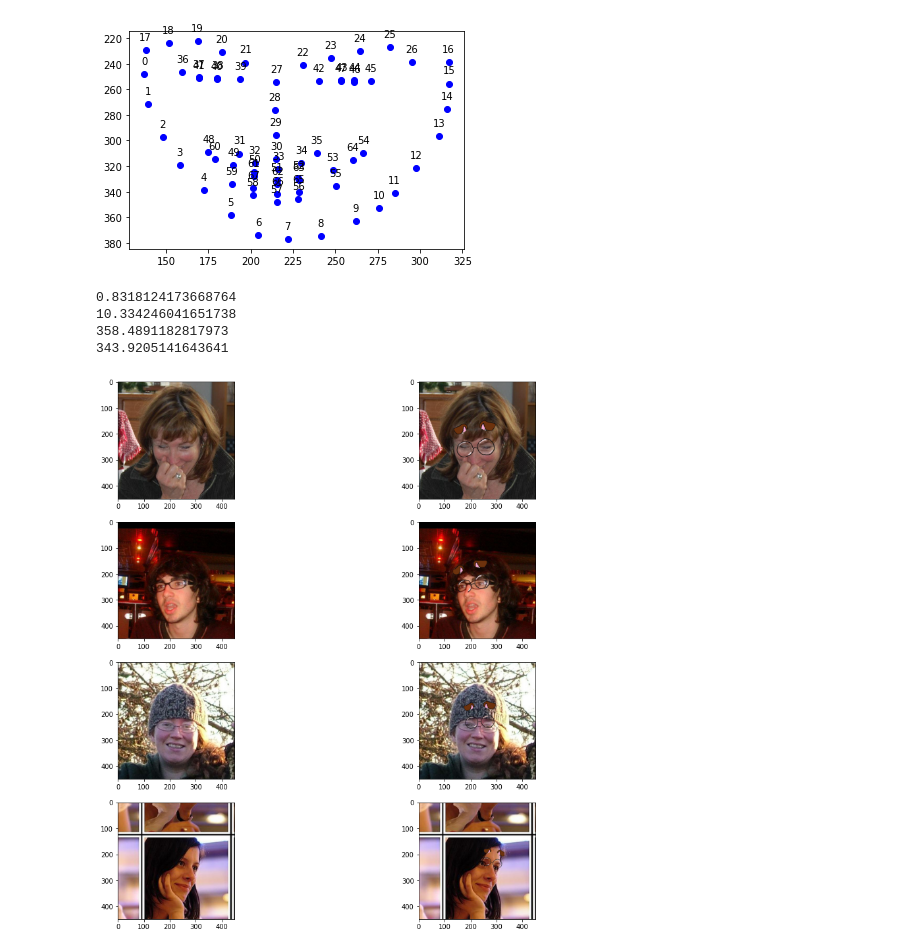
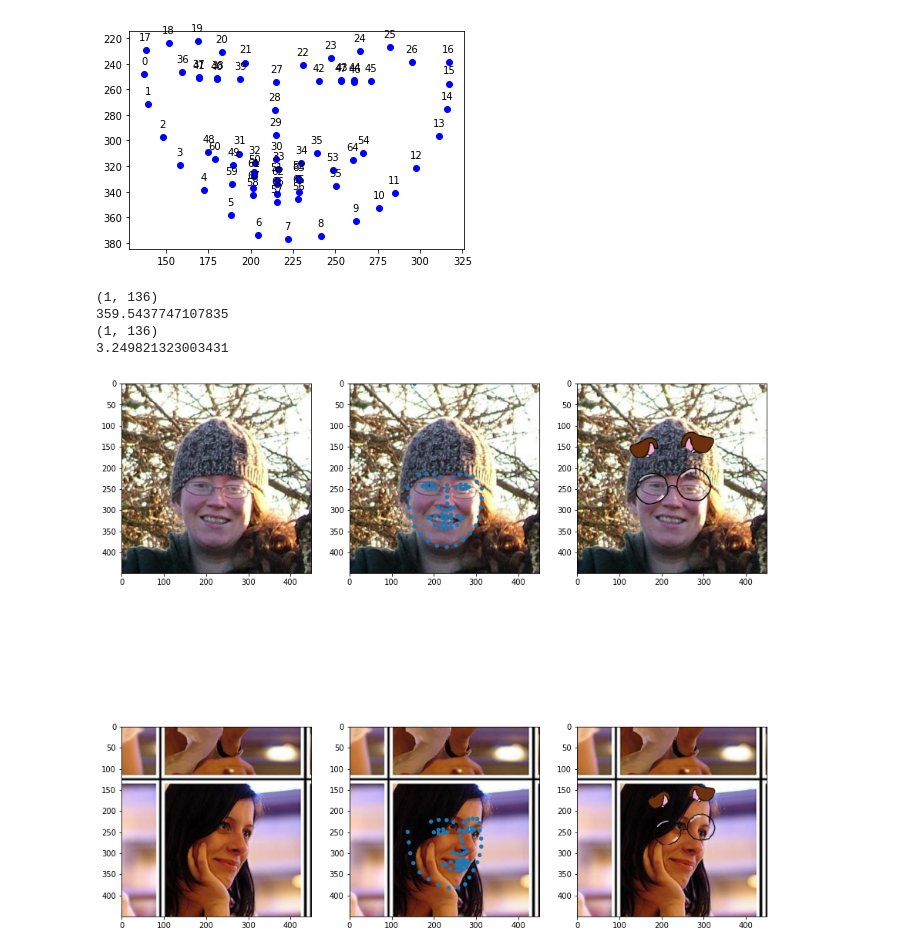
Before and after one commit to Waidhoferj/CSC-566-Project, a Jupyter notebook: FacialLandmarks.ipynb, the cells around one changed output. Cells and saved outputs as stored; diff of their text form; code cells hidden in the pictures.

Commit message:
Applying filters using model predictions

```diff
--- a/FacialLandmarks.ipynb
+++ b/FacialLandmarks.ipynb
@@ -33,7 +33,7 @@ PROJECT_FILEPATH = USER_FILEPATHS[USER]
 ## Data Preparation
 # %%
 # Sanity check for loading data
-def display_landmarks(img, points):
+def display_landmarks(img, points, ax=None):
   """
   Displays portrait with landmark dots drawn on the face.
   Assumes that points are in (68,2)
@@ -44,13 +44,14 @@ def display_landmarks(img, points):
   #If reading from model output
   elif len(points.shape) == 1:
     points = points.reshape(-1,2)
-  fig,ax = plt.subplots(1)
+  if ax is None:
+    fig,ax = plt.subplots(1)
   ax.set_aspect('equal')
   ax.imshow(img)
   for p in points:
       circ = Circle(p)
       ax.add_patch(circ)
-  plt.show()
+  #plt.show()
 
 #points = loadmat(AFW_DATASET + "/70037463_1.mat")["pt2d"]
 #img  = plt.imread( AFW_DATASET+"/70037463_1.jpg")
@@ -173,7 +174,7 @@ Epoch 30/30
 basic_model.save_weights(PROJECT_FILEPATH + "/uncropped-basic-weights.h5")
 # %%
 # Running
-basic_model.load_weights(PROJECT_FILEPATH + "/uncropped-basic-weights.h5")
+basic_model = tf.keras.models.load_model(PROJECT_FILEPATH + "/models/Base.h5")
 # %% [markdown]
 ### Analyze Results
 # %%
@@ -182,12 +183,12 @@ pd.DataFrame(basic_model.history.history).plot()
 predictions = basic_model.predict(test_data.map(lambda x,y: x))
 # %%
 #@title View Predicted Images
-image_index = 3 #@param {type:"slider", min:1, max:16, step:1}
+image_index = 4 #@param {type:"slider", min:1, max:16, step:1}
 points = predictions * 450
 i = 0
 for x in test_data.map(lambda x,y: x):
 #  for img in x:
   if (i == image_index):
-    display_landmarks(tf.reshape(x, DataLoader.IMAGE_SHAPE), points[image_index])
+    display_landmarks((tf.reshape(x, DataLoader.IMAGE_SHAPE)+1)/2, points[image_index])
     break
   i += 1
@@ -246,6 +249,12 @@ img: (1, 450, 450, 3) landmarks:(1, 136)
 <Figure size 432x288 with 0 Axes>
 [figure]
 [figure]
+# %%
+def relu6(x):
+  return tf.clip_by_value(x, 0, 6)
+
+model_path = os.path.join(PROJECT_FILEPATH, "models", "Base.h5")
+model = tf.keras.models.load_model(model_path, custom_objects={"relu6": relu6})
 # %%
 from PIL import Image
 import math
@@ -256,50 +265,57 @@ total_count = 4
 plt.figure(figsize=(15, 15))
 
 for img,landmarks in test_data:
+  if count < 3:
+    count += 1
+    continue
   if count == total_count + 1:
     break
-
-  rows = total_count
-  cols = 2
-  plt.subplot(rows,cols, count*2 - 1)
+  landmarks = model.predict(img)
+  print(landmarks.shape)
+  rows = total_count-2
+  cols = 3
+  plt.subplot(rows,cols, (count-2)*3 - 2)
 
 
   foreground = Image.open(filter_path)
   #print("width: {0} height: {1}".format(foreground.width, foreground.height))
 
   background = Image.fromarray(np.uint8((img.numpy()[0] + 1)*127.5))
 
-  landmarks = landmarks.numpy().squeeze()
+  landmarks = landmarks.squeeze()
   landmarks = landmarks.reshape(68,2)
   left_eye = landmarks[20]*background.width
   right_eye = landmarks[24]*background.width
 
   plt.imshow(background)
 
-  eye_distance = math.sqrt((right_eye[0] - left_eye[0])**2 + (right_eye[1] - left_eye[1])**2)
+  ax = plt.subplot(rows,cols, (count-2)*3 - 1)
+  display_landmarks(background, landmarks*450, ax)
+
+  eye_distance = 1.3*math.sqrt((right_eye[0] - left_eye[0])**2 + (right_eye[1] - left_eye[1])**2)
   scale_factor = eye_distance/(1/2*foreground.width)
   foreground = foreground.resize((int(foreground.width*scale_factor), int(foreground.height*scale_factor)))
 
-  x_1 = int(left_eye[0] - 0.6*eye_distance)
+  x_1 = int(left_eye[0] - 0.75*eye_distance)
   y_1 = int(left_eye[1] - 1*eye_distance)
   x_2 = int(x_1 + foreground.width)
   y_2 = int(y_1 + foreground.height)
 
   angle = math.atan2(left_eye[1] - right_eye[1], left_eye[0] - right_eye[0])
   angle *= 180/math.pi
   angle = 180 - angle
   counter_clockwise_angle = angle
   clockwise_angle = 360 - angle
   print(counter_clockwise_angle)
   foreground = foreground.rotate(counter_clockwise_angle, Image.NEAREST, expand = 0)
   background.paste(foreground, (x_1,y_1, x_2, y_2), foreground)
 
-  plt.subplot(rows,cols, count*2)
+  plt.subplot(rows,cols, (count-2)*3)
   plt.imshow(background)
   count = count + 1
 # %% [output]
-0.8318124173668764
-10.334246041651738
-358.4891182817973
-343.9205141643641
+(1, 136)
+359.5437747107835
+(1, 136)
+3.249821323003431
-[figure, old version]
+[figure, new version]
```
Also changed, not shown: parts of 2 cells of this notebook.
